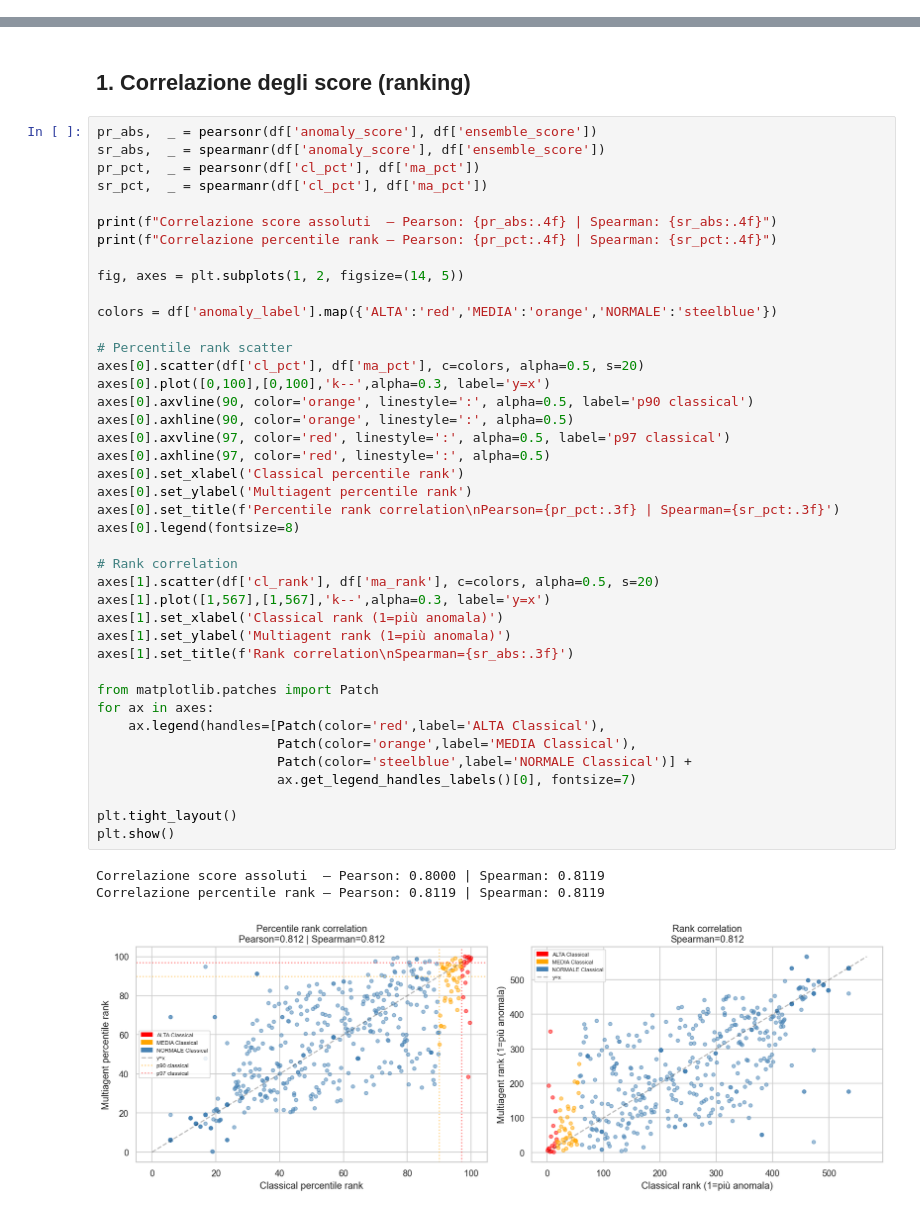
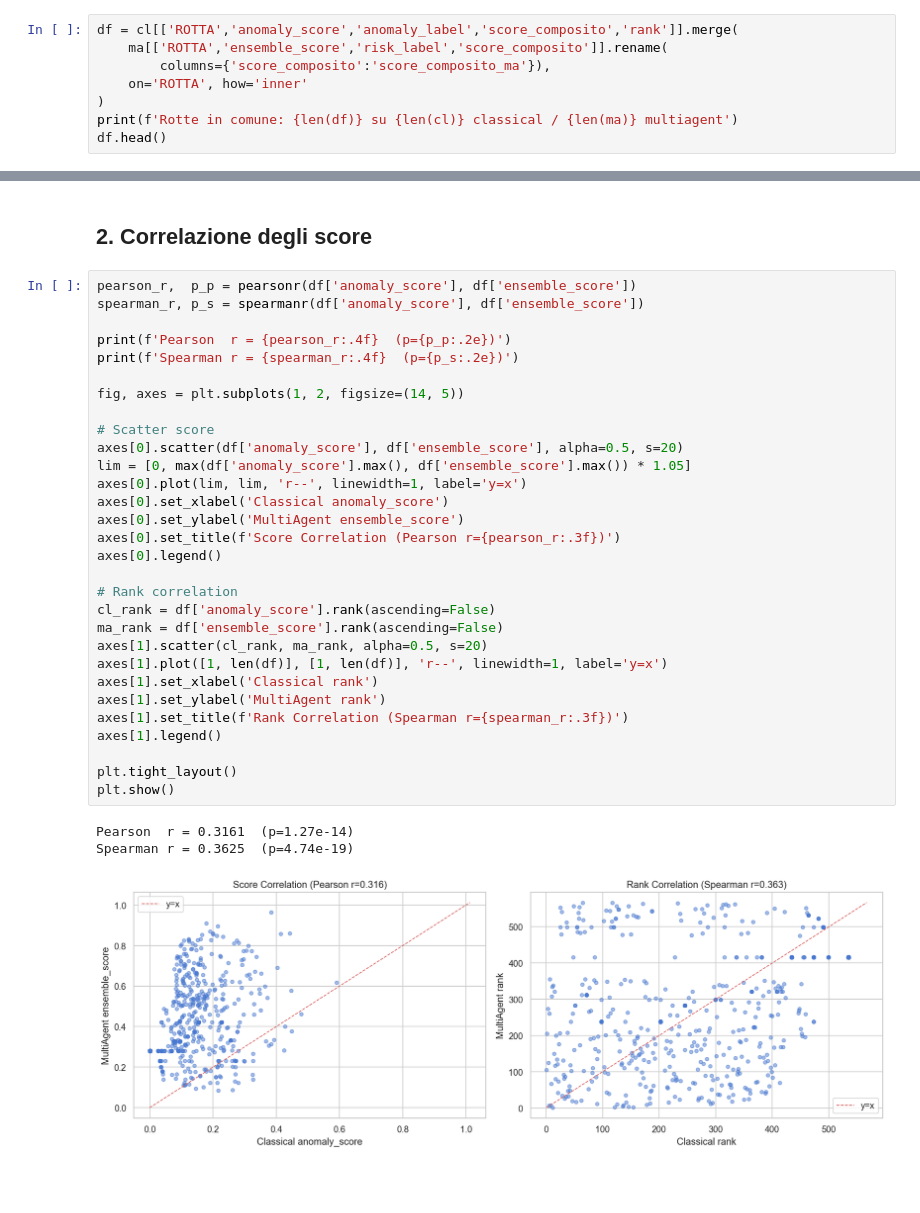
Before and after one commit to DanieleGiovanardi2408/classical-vs-multiagent, a Jupyter notebook: notebooks/07_comparison.ipynb, the cells around one changed output, grey strips where cells are left out. Cells and saved outputs as stored; diff of their text form; blank space fills up the shorter version.

```diff
--- a/notebooks/07_comparison.ipynb
+++ b/notebooks/07_comparison.ipynb
@@ -49,0 +43,8 @@ Multiagent — ALTA=17  MEDIA=40  NORMALE=510
+# %%
+df = cl[['ROTTA','anomaly_score','anomaly_label','score_composito','rank']].merge(
+    ma[['ROTTA','ensemble_score','risk_label','score_composito']].rename(
+        columns={'score_composito':'score_composito_ma'}),
+    on='ROTTA', how='inner'
+)
+print(f'Rotte in comune: {len(df)} su {len(cl)} classical / {len(ma)} multiagent')
+df.head()
@@ -50,48 +59,37 @@ Multiagent — ALTA=17  MEDIA=40  NORMALE=510
 # %% [markdown]
-## 1. Correlazione degli score (ranking)
+## 2. Correlazione degli score
 # %%
-pr_abs,  _ = pearsonr(df['anomaly_score'], df['ensemble_score'])
-sr_abs,  _ = spearmanr(df['anomaly_score'], df['ensemble_score'])
-pr_pct,  _ = pearsonr(df['cl_pct'], df['ma_pct'])
-sr_pct,  _ = spearmanr(df['cl_pct'], df['ma_pct'])
+pearson_r,  p_p = pearsonr(df['anomaly_score'], df['ensemble_score'])
+spearman_r, p_s = spearmanr(df['anomaly_score'], df['ensemble_score'])
 
-print(f"Correlazione score assoluti  — Pearson: {pr_abs:.4f} | Spearman: {sr_abs:.4f}")
-print(f"Correlazione percentile rank — Pearson: {pr_pct:.4f} | Spearman: {sr_pct:.4f}")
+print(f'Pearson  r = {pearson_r:.4f}  (p={p_p:.2e})')
+print(f'Spearman r = {spearman_r:.4f}  (p={p_s:.2e})')
 
 fig, axes = plt.subplots(1, 2, figsize=(14, 5))
 
-colors = df['anomaly_label'].map({'ALTA':'red','MEDIA':'orange','NORMALE':'steelblue'})
-
-# Percentile rank scatter
-axes[0].scatter(df['cl_pct'], df['ma_pct'], c=colors, alpha=0.5, s=20)
-axes[0].plot([0,100],[0,100],'k--',alpha=0.3, label='y=x')
-axes[0].axvline(90, color='orange', linestyle=':', alpha=0.5, label='p90 classical')
-axes[0].axhline(90, color='orange', linestyle=':', alpha=0.5)
-axes[0].axvline(97, color='red', linestyle=':', alpha=0.5, label='p97 classical')
-axes[0].axhline(97, color='red', linestyle=':', alpha=0.5)
-axes[0].set_xlabel('Classical percentile rank')
-axes[0].set_ylabel('Multiagent percentile rank')
-axes[0].set_title(f'Percentile rank correlation\nPearson={pr_pct:.3f} | Spearman={sr_pct:.3f}')
-axes[0].legend(fontsize=8)
+# Scatter score
+axes[0].scatter(df['anomaly_score'], df['ensemble_score'], alpha=0.5, s=20)
+lim = [0, max(df['anomaly_score'].max(), df['ensemble_score'].max()) * 1.05]
+axes[0].plot(lim, lim, 'r--', linewidth=1, label='y=x')
+axes[0].set_xlabel('Classical anomaly_score')
+axes[0].set_ylabel('MultiAgent ensemble_score')
+axes[0].set_title(f'Score Correlation (Pearson r={pearson_r:.3f})')
+axes[0].legend()
 
 # Rank correlation
-axes[1].scatter(df['cl_rank'], df['ma_rank'], c=colors, alpha=0.5, s=20)
-axes[1].plot([1,567],[1,567],'k--',alpha=0.3, label='y=x')
-axes[1].set_xlabel('Classical rank (1=più anomala)')
-axes[1].set_ylabel('Multiagent rank (1=più anomala)')
-axes[1].set_title(f'Rank correlation\nSpearman={sr_abs:.3f}')
-
-from matplotlib.patches import Patch
-for ax in axes:
-    ax.legend(handles=[Patch(color='red',label='ALTA Classical'),
-                       Patch(color='orange',label='MEDIA Classical'),
-                       Patch(color='steelblue',label='NORMALE Classical')] +
-                       ax.get_legend_handles_labels()[0], fontsize=7)
+cl_rank = df['anomaly_score'].rank(ascending=False)
+ma_rank = df['ensemble_score'].rank(ascending=False)
+axes[1].scatter(cl_rank, ma_rank, alpha=0.5, s=20)
+axes[1].plot([1, len(df)], [1, len(df)], 'r--', linewidth=1, label='y=x')
+axes[1].set_xlabel('Classical rank')
+axes[1].set_ylabel('MultiAgent rank')
+axes[1].set_title(f'Rank Correlation (Spearman r={spearman_r:.3f})')
+axes[1].legend()
 
 plt.tight_layout()
 plt.show()
 # %% [output]
-Correlazione score assoluti  — Pearson: 0.8000 | Spearman: 0.8119
-Correlazione percentile rank — Pearson: 0.8119 | Spearman: 0.8119
+Pearson  r = 0.3161  (p=1.27e-14)
+Spearman r = 0.3625  (p=4.74e-19)
-[figure, old version]
+[figure, new version]
 # %% [markdown]
```
Also changed, not shown: parts of 19 cells of this notebook, 4 other files.
